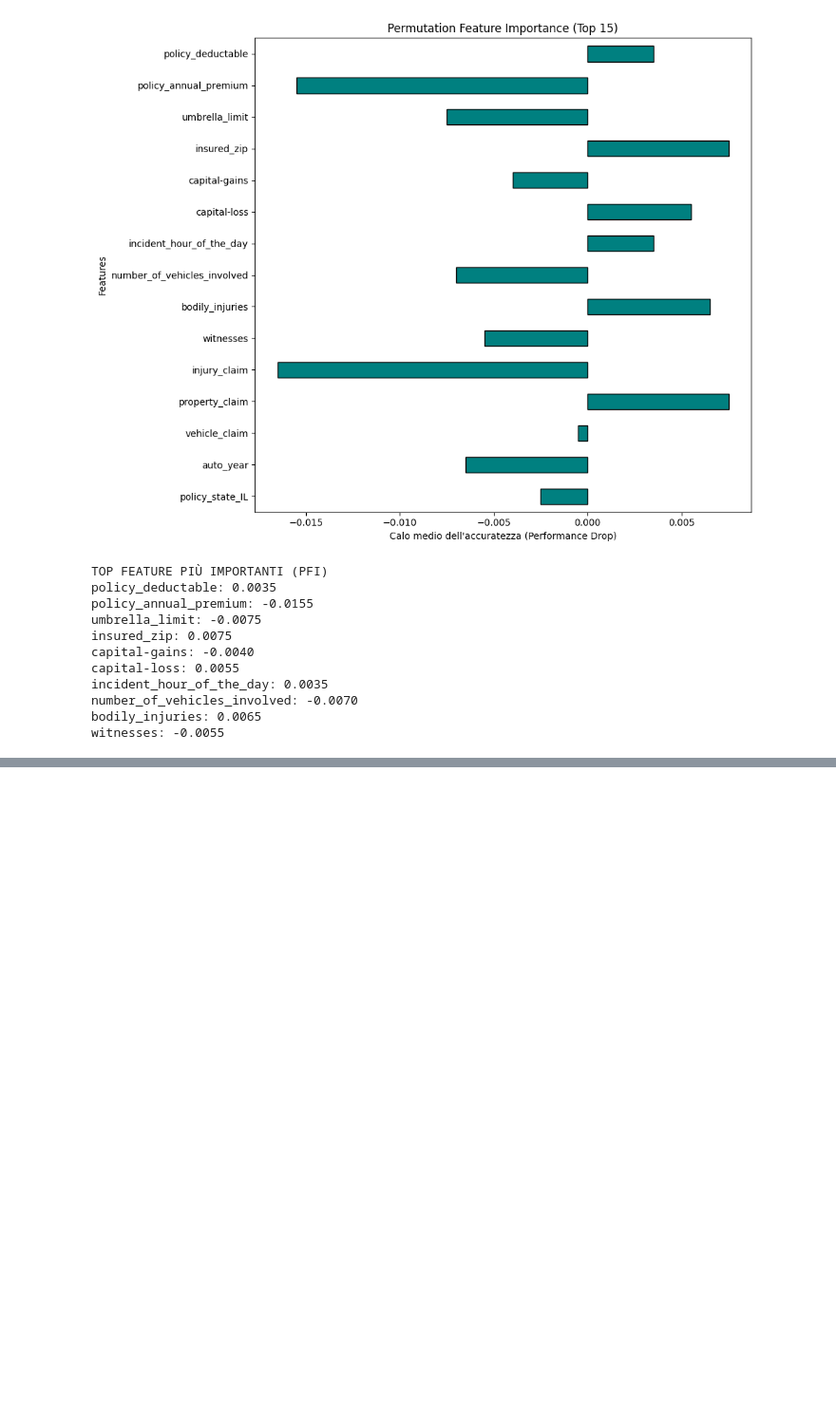
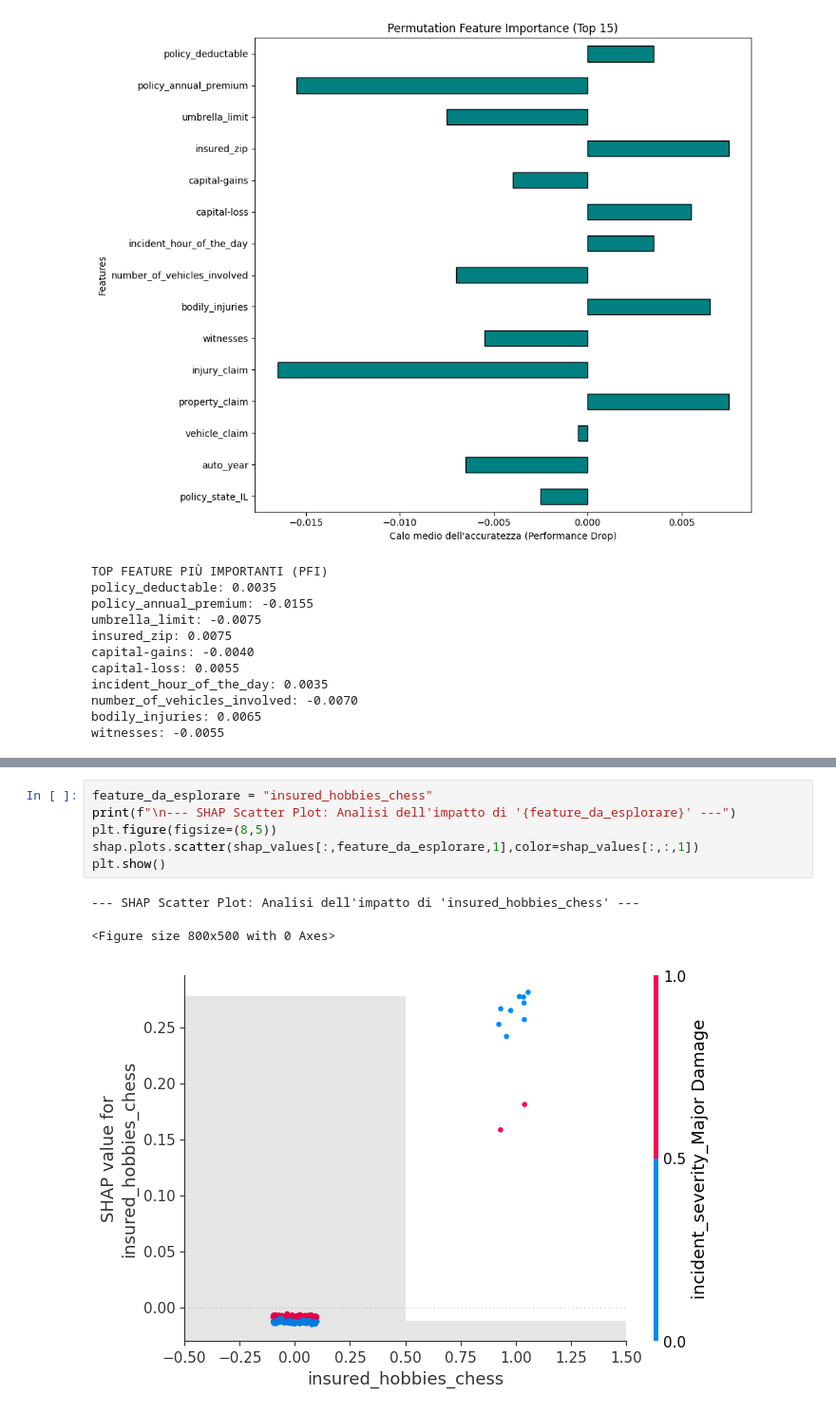
Before and after one commit to emmanuelmessina00/TrustyClaim-XAI-Framework, a Jupyter notebook: notebook/03_PostModeling_Explainability.ipynb, the cells around one changed output, grey strips where cells are left out. Shown at 95% size. Saved outputs shown, nothing was run; the diff lists cells and outputs as text; blank space fills up the shorter version.

```diff
--- a/notebook/03_PostModeling_Explainability.ipynb
+++ b/notebook/03_PostModeling_Explainability.ipynb
@@ -101,0 +138,10 @@ witnesses: -0.0055
+# %%
+feature_da_esplorare = "insured_hobbies_chess"
+print(f"\n--- SHAP Scatter Plot: Analisi dell'impatto di '{feature_da_esplorare}' ---")
+plt.figure(figsize=(8,5))
+shap.plots.scatter(shap_values[:,feature_da_esplorare,1],color=shap_values[:,:,1])
+plt.show()
+# %% [output]
+--- SHAP Scatter Plot: Analisi dell'impatto di 'insured_hobbies_chess' ---
+<Figure size 800x500 with 0 Axes>
+[figure, added]
```
Also changed, not shown: parts of 6 cells of this notebook, 6 other files.
